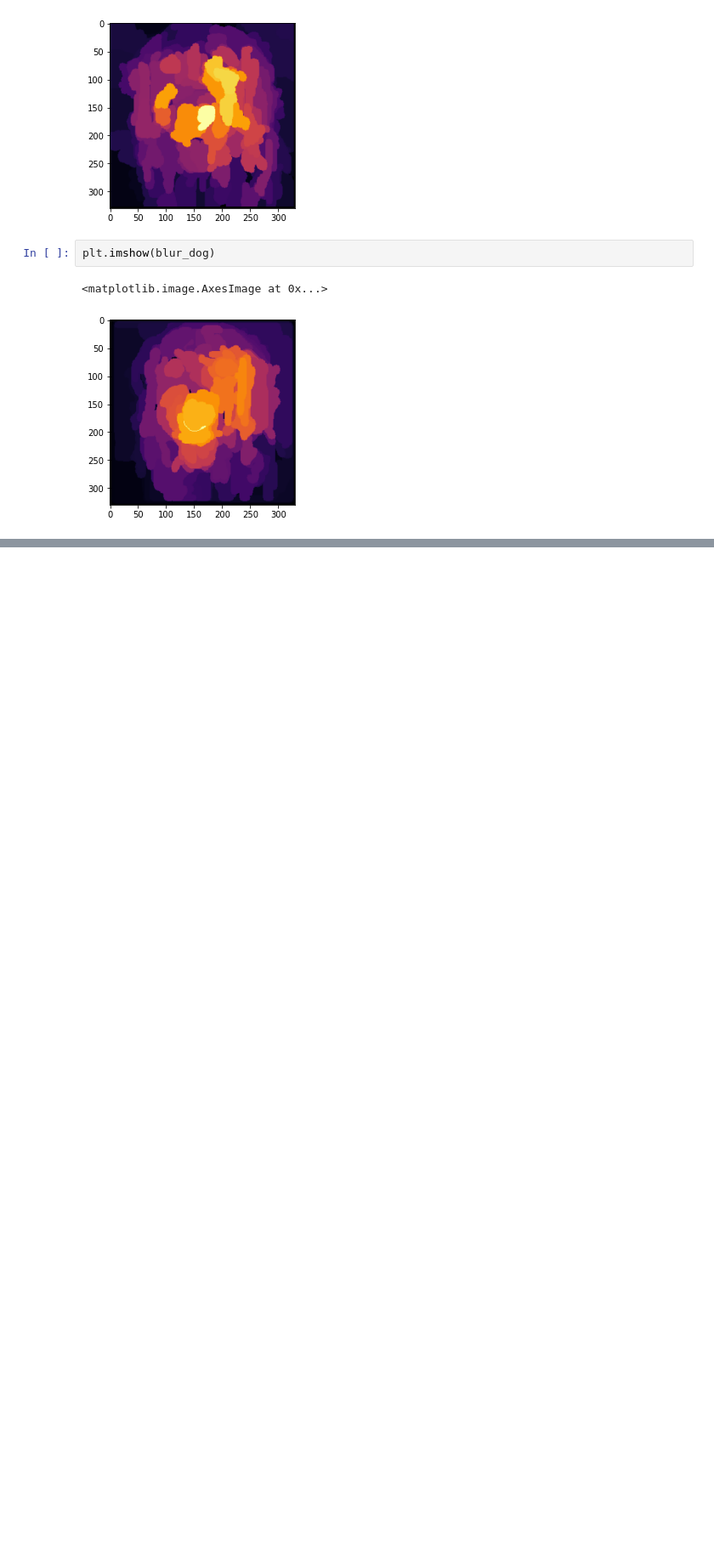
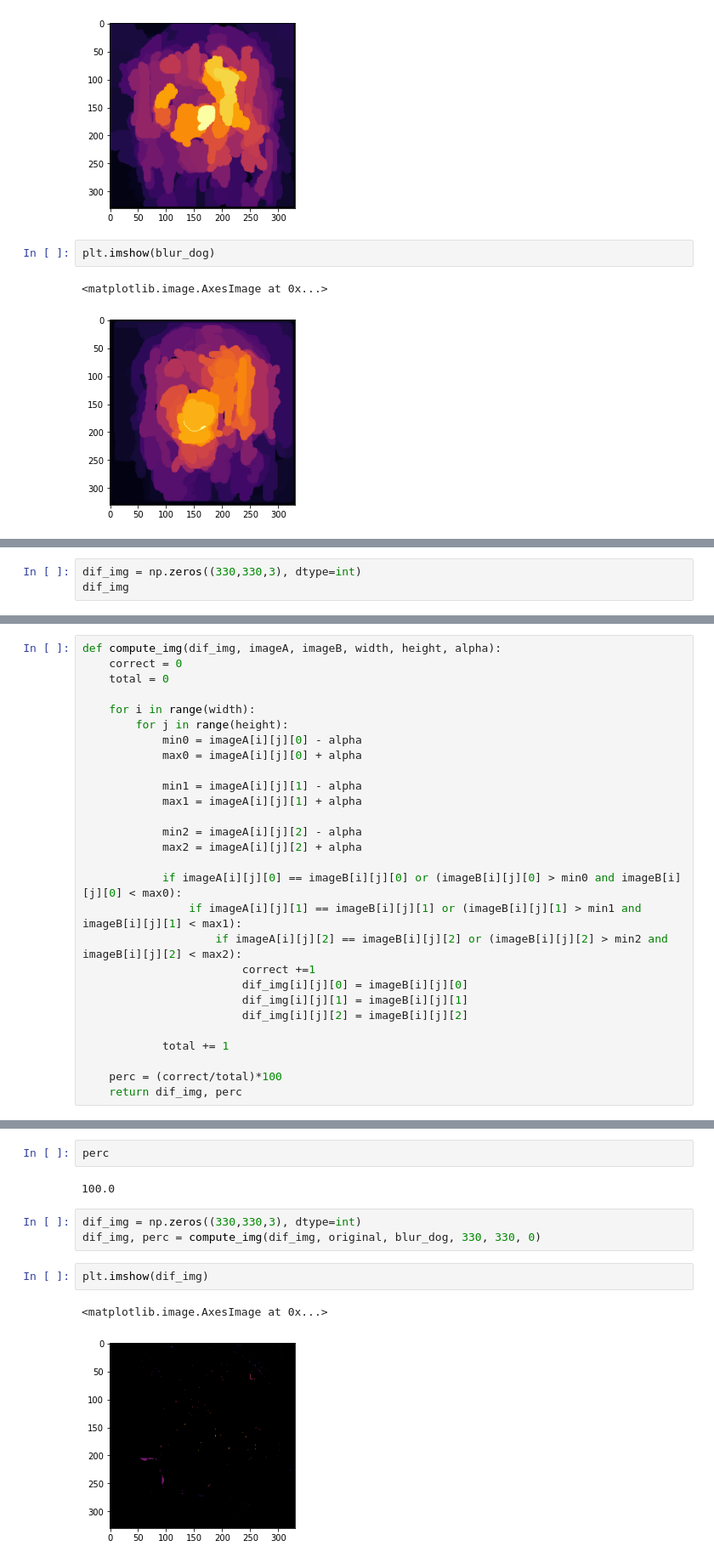
Before and after one commit to CMU-Vis-2021/Insightful-Saliency-Maps, a Jupyter notebook: AvgImg.ipynb, the cells around one changed output, grey strips where cells are left out. Shown at 85% size. Cells and saved outputs as stored; diff of their text form; blank space fills up the shorter version.

```diff
--- a/AvgImg.ipynb
+++ b/AvgImg.ipynb
@@ -264,0 +309,3 @@ plt.imshow(blur_dog)
+# %%
+dif_img = np.zeros((330,330,3), dtype=int)
+dif_img
@@ -264,0 +330,28 @@ plt.imshow(blur_dog)
+# %%
+def compute_img(dif_img, imageA, imageB, width, height, alpha):
+    correct = 0
+    total = 0
+
+    for i in range(width):
+        for j in range(height):
+            min0 = imageA[i][j][0] - alpha
+            max0 = imageA[i][j][0] + alpha
+
+            min1 = imageA[i][j][1] - alpha
+            max1 = imageA[i][j][1] + alpha
+
+            min2 = imageA[i][j][2] - alpha
+            max2 = imageA[i][j][2] + alpha
+
+            if imageA[i][j][0] == imageB[i][j][0] or (imageB[i][j][0] > min0 and imageB[i][j][0] < max0):
+                if imageA[i][j][1] == imageB[i][j][1] or (imageB[i][j][1] > min1 and imageB[i][j][1] < max1):
+                    if imageA[i][j][2] == imageB[i][j][2] or (imageB[i][j][2] > min2 and imageB[i][j][2] < max2):
+                        correct +=1
+                        dif_img[i][j][0] = imageB[i][j][0]
+                        dif_img[i][j][1] = imageB[i][j][1]
+                        dif_img[i][j][2] = imageB[i][j][2]
+
+            total += 1
+
+    perc = (correct/total)*100
+    return dif_img, perc
@@ -264,0 +366,12 @@ plt.imshow(blur_dog)
+# %%
+perc
+# %% [output]
+100.0
+# %%
+dif_img = np.zeros((330,330,3), dtype=int)
+dif_img, perc = compute_img(dif_img, original, blur_dog, 330, 330, 0)
+# %%
+plt.imshow(dif_img)
+# %% [output]
+<matplotlib.image.AxesImage at 0x...>
+[figure, added]
```
Also changed, not shown: parts of 17 cells of this notebook, 12 other files.
